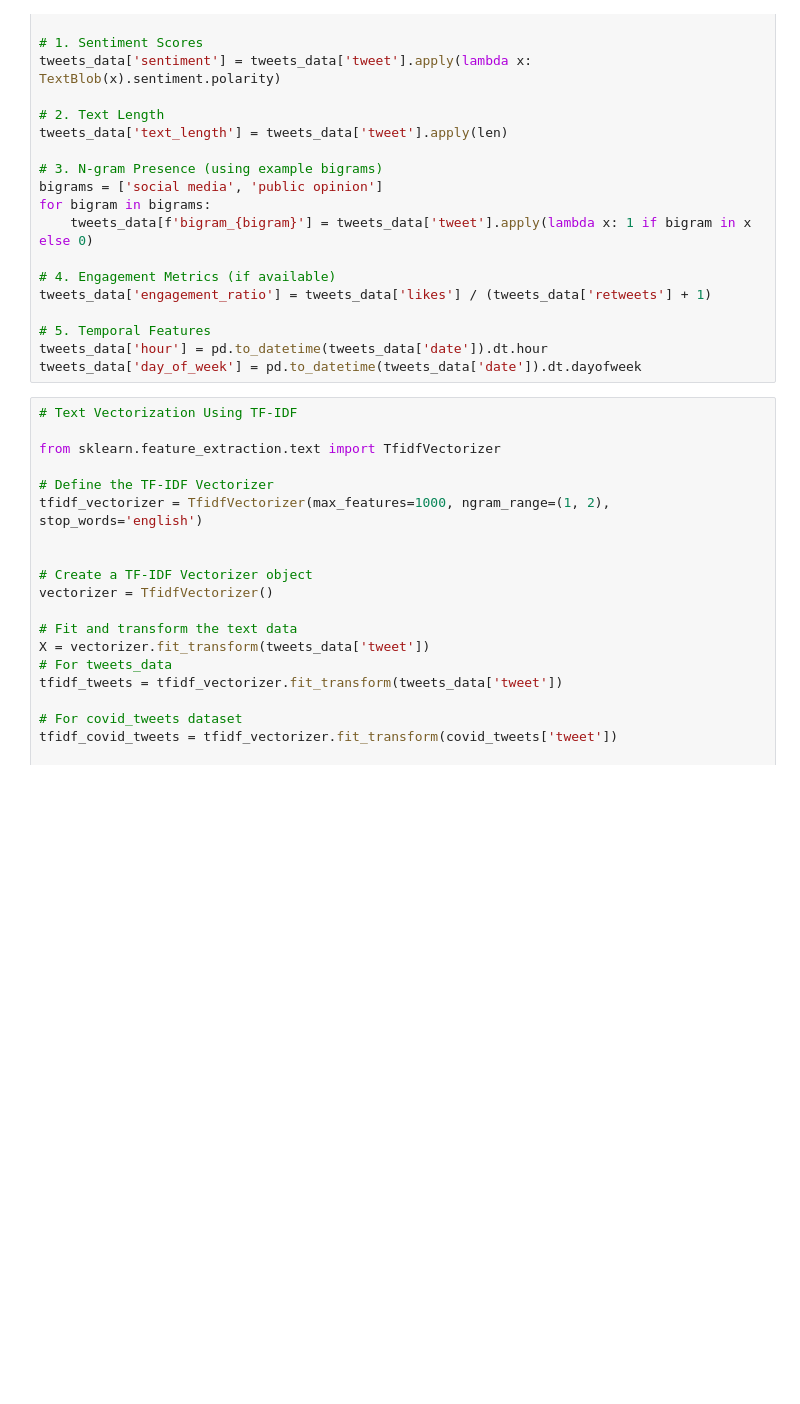
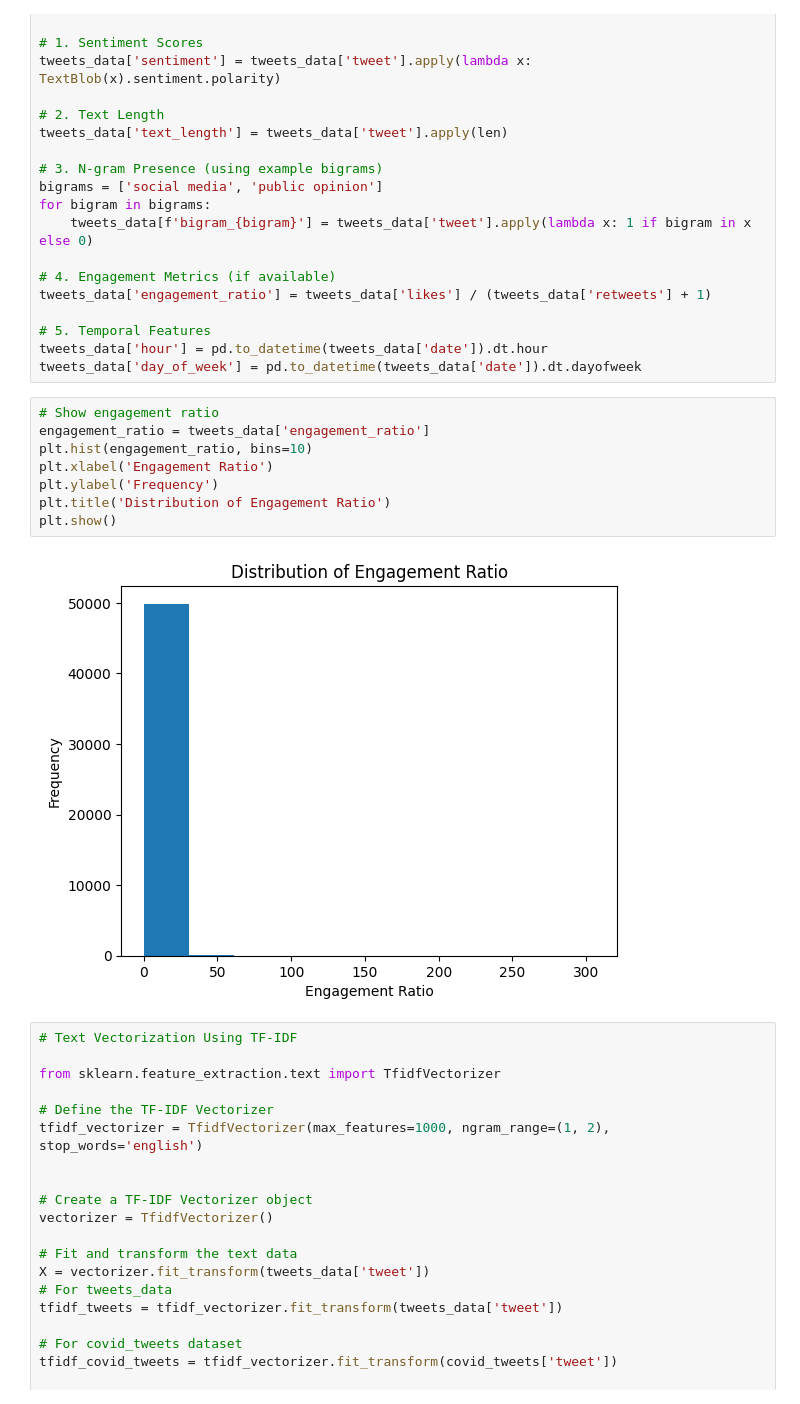
Before and after one commit to ShubhamSingh030/Final-Project-Social-Media-Impact-On-Public-Opinion, a Jupyter notebook: Final_Project.ipynb, the cells around one changed output. Cells and saved outputs as stored; diff of their text form; blank space fills up the shorter version.

```diff
--- a/Final_Project.ipynb
+++ b/Final_Project.ipynb
@@ -1048,6 +1048,16 @@ tweets_data['engagement_ratio'] = tweets_data['likes'] / (tweets_data['retweets'
 # 5. Temporal Features
 tweets_data['hour'] = pd.to_datetime(tweets_data['date']).dt.hour
 tweets_data['day_of_week'] = pd.to_datetime(tweets_data['date']).dt.dayofweek
+# %%
+# Show engagement ratio
+engagement_ratio = tweets_data['engagement_ratio']
+plt.hist(engagement_ratio, bins=10)
+plt.xlabel('Engagement Ratio')
+plt.ylabel('Frequency')
+plt.title('Distribution of Engagement Ratio')
+plt.show()
+# %% [output]
+[figure, added]
 # %%
 # Text Vectorization Using TF-IDF
 
```
Also changed, not shown: parts of 24 cells of this notebook.
